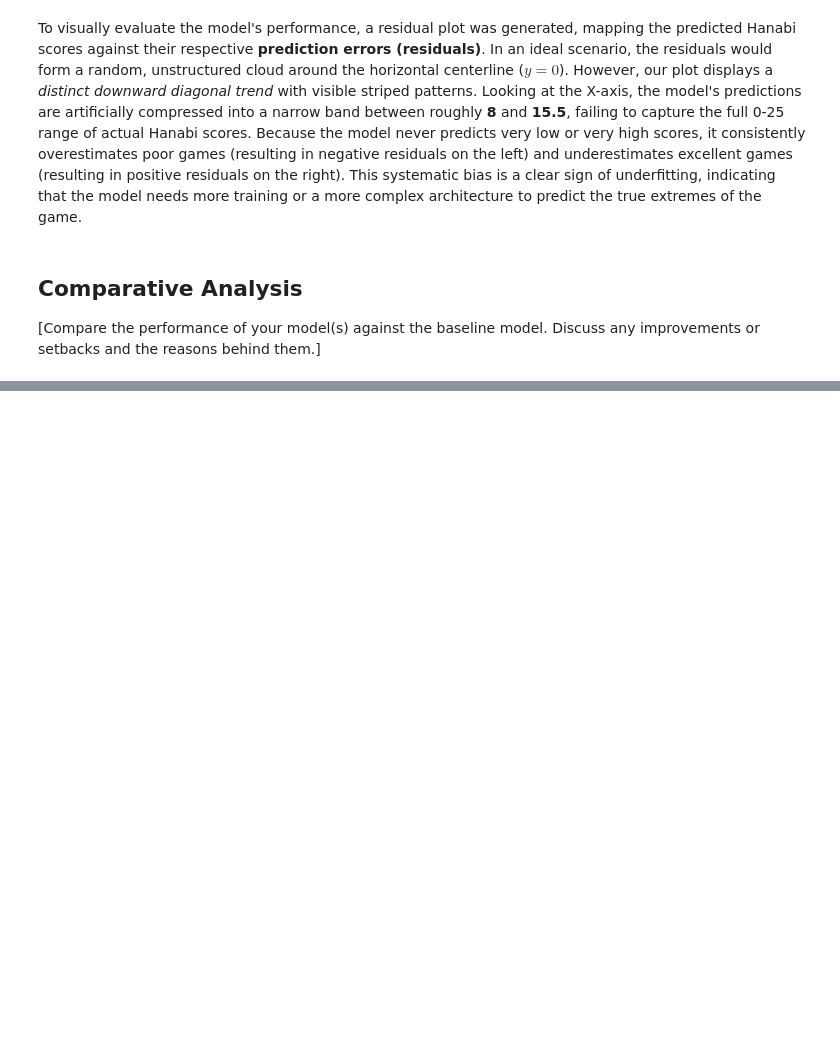
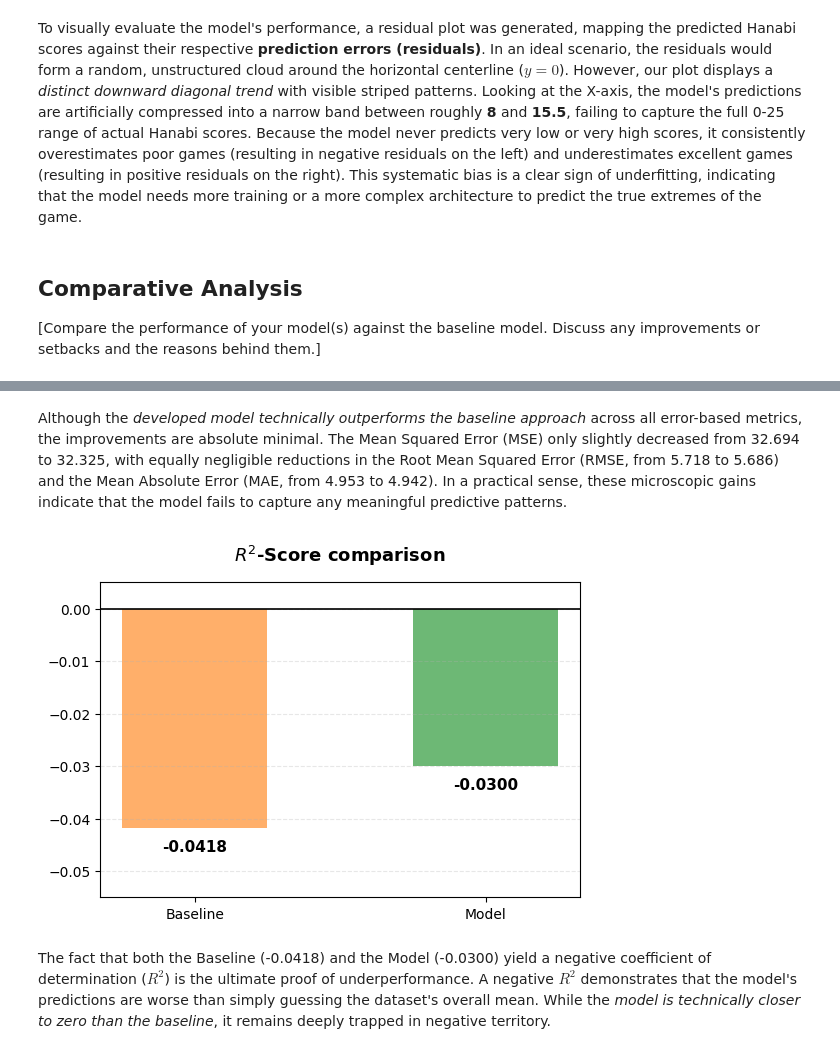
Before and after one commit to cosimab/hanabi_ml, a Jupyter notebook: 3_Model/model_definition_evaluation.ipynb, the cells around one changed output, grey strips where cells are left out. Saved outputs shown, nothing was run; the diff lists cells and outputs as text; code cells hidden in the pictures; blank space fills up the shorter version.

```diff
--- a/3_Model/model_definition_evaluation.ipynb
+++ b/3_Model/model_definition_evaluation.ipynb
@@ -575,0 +605,38 @@ To visually evaluate the model's performance, a residual plot was generated, map
+# %% [markdown]
+Although the *developed model technically outperforms the baseline approach* across all error-based metrics, the improvements are absolute minimal. The Mean Squared Error (MSE) only slightly decreased from 32.694 to 32.325, with equally negligible reductions in the Root Mean Squared Error (RMSE, from 5.718 to 5.686) and the Mean Absolute Error (MAE, from 4.953 to 4.942). In a practical sense, these microscopic gains indicate that the model fails to capture any meaningful predictive patterns.
+# %%
+# r2 plot
+r2_baseline = -0.0418
+r2_nn = -0.0300
+
+# create figure
+fig, ax = plt.subplots(figsize=(6, 4.5))
+fig.set_layout_engine('none')
+
+# bars
+bars = ax.bar(['Baseline', 'Model'], [r2_baseline, r2_nn], color=['#ffaf6a', '#6DB875'], width=0.5)
+
+# sytling and axis
+ax.axhline(0, color='black', linewidth=1.2, linestyle='-')
+ax.set_title('$R^2$-Score comparison', fontsize=13, fontweight='bold', pad=15)
+ax.grid(axis='y', alpha=0.3, linestyle='--')
+
+# text
+for bar in bars:
+    height = bar.get_height()
+    ax.annotate(f'{height:.4f}',
+                xy=(bar.get_x() + bar.get_width() / 2, height),
+                xytext=(0, -8),
+                textcoords="offset points",
+                ha='center', va='top', fontsize=11, fontweight='bold')
+
+# y limit
+ax.set_ylim(-0.055, 0.005)
+
+plt.subplots_adjust(top=0.85, bottom=0.15, left=0.15, right=0.95)
+
+plt.show()
+# %% [output]
+[figure, added]
+# %% [markdown]
+The fact that both the Baseline (-0.0418) and the Model (-0.0300) yield a negative coefficient of determination ($R^2$) is the ultimate proof of underperformance. A negative $R^2$ demonstrates that the model's predictions are worse than simply guessing the dataset's overall mean. While the *model is technically closer to zero than the baseline*, it remains deeply trapped in negative territory.
```
Also changed, not shown: parts of 4 cells of this notebook.
